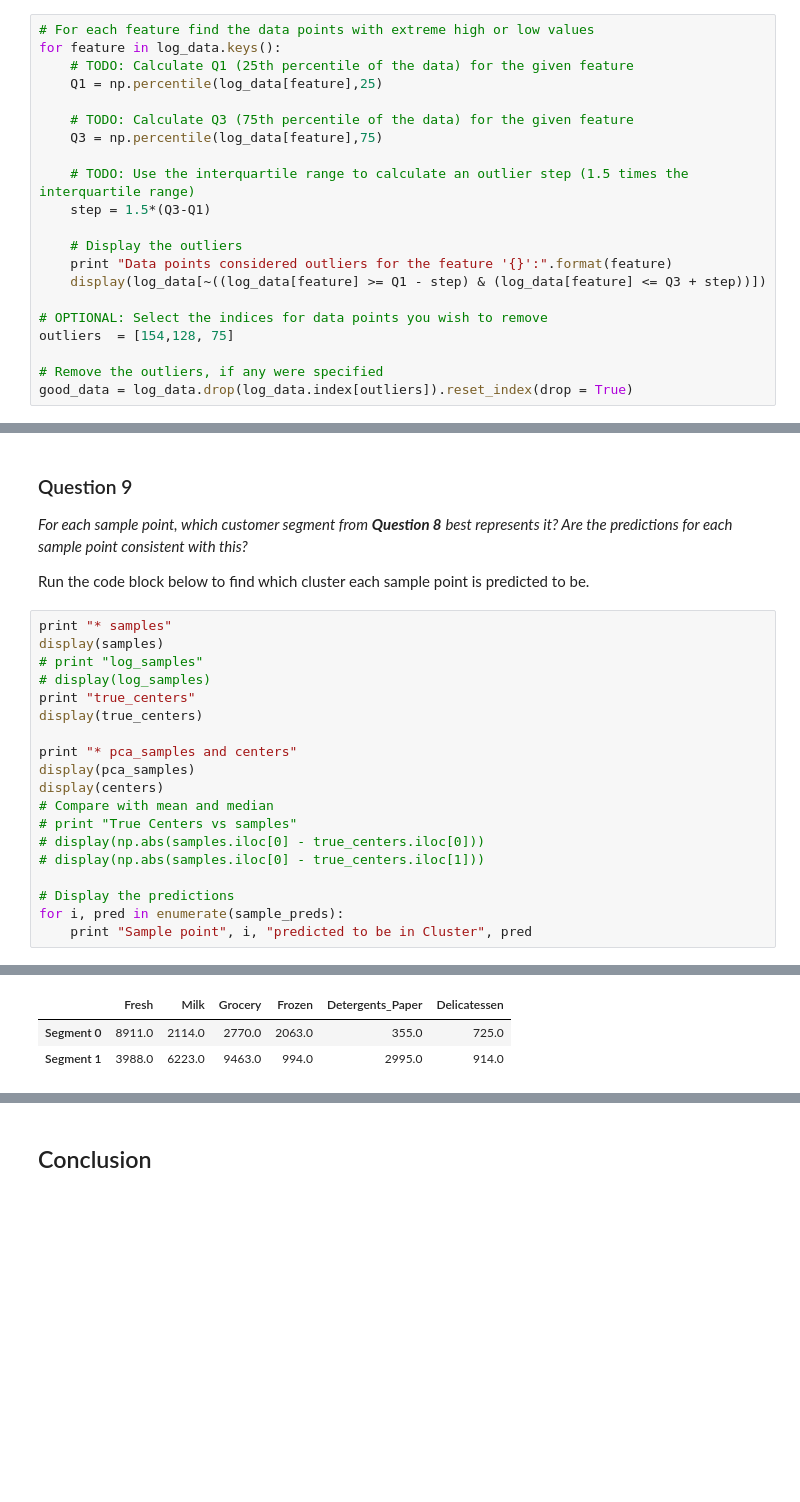
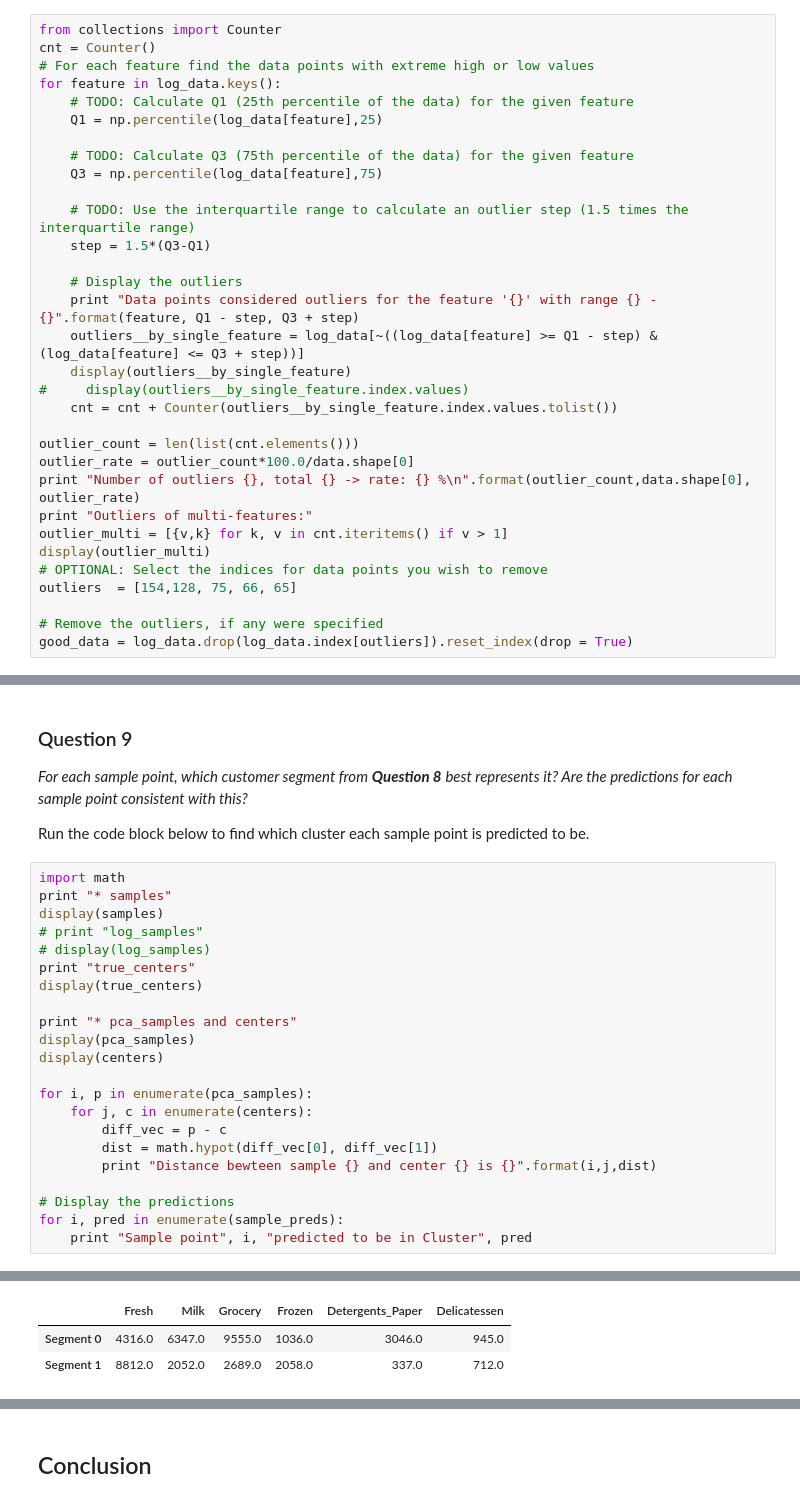
Before and after one commit to arecavn/machine-learning, a Jupyter notebook: projects/customer_segments/customer_segments.ipynb, the cells around one changed output, grey strips where cells are left out. Cells and saved outputs as stored; diff of their text form; blank space fills up the shorter version.

Commit message:
Update customer segments

```diff
--- a/projects/customer_segments/customer_segments.ipynb
+++ b/projects/customer_segments/customer_segments.ipynb
@@ -187,6 +195,8 @@ In the code block below, you will need to implement the following:
 **NOTE:** If you choose to remove any outliers, ensure that the sample data does not contain any of these points!
 Once you have performed this implementation, the dataset will be stored in the variable `good_data`.
 # %%
+from collections import Counter
+cnt = Counter()
 # For each feature find the data points with extreme high or low values
 for feature in log_data.keys():
     # TODO: Calculate Q1 (25th percentile of the data) for the given feature
@@ -199,11 +209,20 @@ for feature in log_data.keys():
     step = 1.5*(Q3-Q1)
 
     # Display the outliers
-    print "Data points considered outliers for the feature '{}':".format(feature)
-    display(log_data[~((log_data[feature] >= Q1 - step) & (log_data[feature] <= Q3 + step))])
+    print "Data points considered outliers for the feature '{}' with range {} - {}".format(feature, Q1 - step, Q3 + step)
+    outliers__by_single_feature = log_data[~((log_data[feature] >= Q1 - step) & (log_data[feature] <= Q3 + step))]
+    display(outliers__by_single_feature)
+#     display(outliers__by_single_feature.index.values)
+    cnt = cnt + Counter(outliers__by_single_feature.index.values.tolist())
 
+outlier_count = len(list(cnt.elements()))
+outlier_rate = outlier_count*100.0/data.shape[0]
+print "Number of outliers {}, total {} -> rate: {} %\n".format(outlier_count,data.shape[0], outlier_rate)
+print "Outliers of multi-features:"
+outlier_multi = [{v,k} for k, v in cnt.iteritems() if v > 1]
+display(outlier_multi)
 # OPTIONAL: Select the indices for data points you wish to remove
-outliers  = [154,128, 75]
+outliers  = [154,128, 75, 66, 65]
 
 # Remove the outliers, if any were specified
 good_data = log_data.drop(log_data.index[outliers]).reset_index(drop = True)
@@ -518,32 +540,35 @@ Consider the total purchase cost of each product category for the representative
 
 Run the code block below to find which cluster each sample point is predicted to be.
 # %%
+import math
 print "* samples"
 display(samples)
 # print "log_samples"
 # display(log_samples)
 print "true_centers"
 display(true_centers)
 
 print "* pca_samples and centers"
 display(pca_samples)
 display(centers)
-# Compare with mean and median
-# print "True Centers vs samples"
-# display(np.abs(samples.iloc[0] - true_centers.iloc[0]))
-# display(np.abs(samples.iloc[0] - true_centers.iloc[1]))
+
+for i, p in enumerate(pca_samples):
+    for j, c in enumerate(centers):
+        diff_vec = p - c
+        dist = math.hypot(diff_vec[0], diff_vec[1])
+        print "Distance bewteen sample {} and center {} is {}".format(i,j,dist)
 
 # Display the predictions
 for i, pred in enumerate(sample_preds):
     print "Sample point", i, "predicted to be in Cluster", pred
 # %% [output]
 * samples
 |  | Fresh | Milk | Grocery | Frozen | Detergents_Paper | Delicatessen |
 | 0 | 7057 | 9810 | 9568 | 1762 | 3293 | 1776 |
 | 1 | 1020 | 8816 | 12121 | 134 | 4508 | 1080 |
 | 2 | 583 | 685 | 2216 | 469 | 954 | 18 |
 true_centers
 |  | Fresh | Milk | Grocery | Frozen | Detergents_Paper | Delicatessen |
-| Segment 0 | 8911.0 | 2114.0 | 2770.0 | 2063.0 | 355.0 | 725.0 |
-| Segment 1 | 3988.0 | 6223.0 | 9463.0 | 994.0 | 2995.0 | 914.0 |
+| Segment 0 | 4316.0 | 6347.0 | 9555.0 | 1036.0 | 3046.0 | 945.0 |
+| Segment 1 | 8812.0 | 2052.0 | 2689.0 | 2058.0 | 337.0 | 712.0 |
 * pca_samples and centers
```
Also changed, not shown: parts of 18 cells of this notebook, 2 other files.
